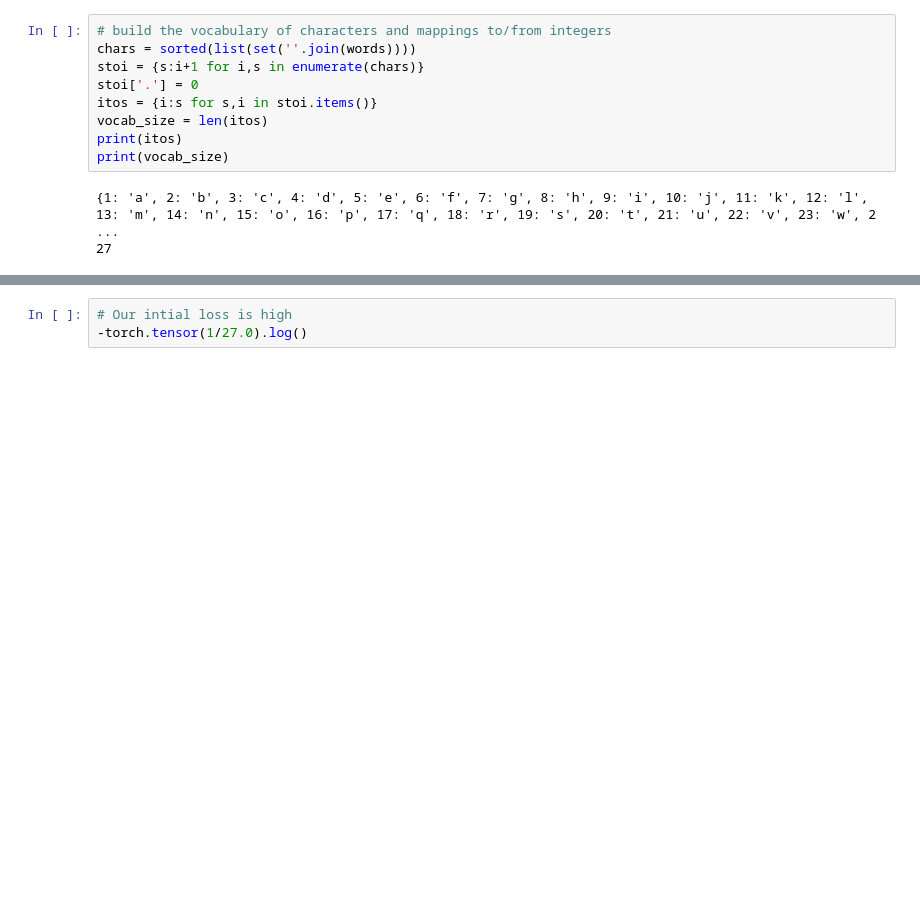
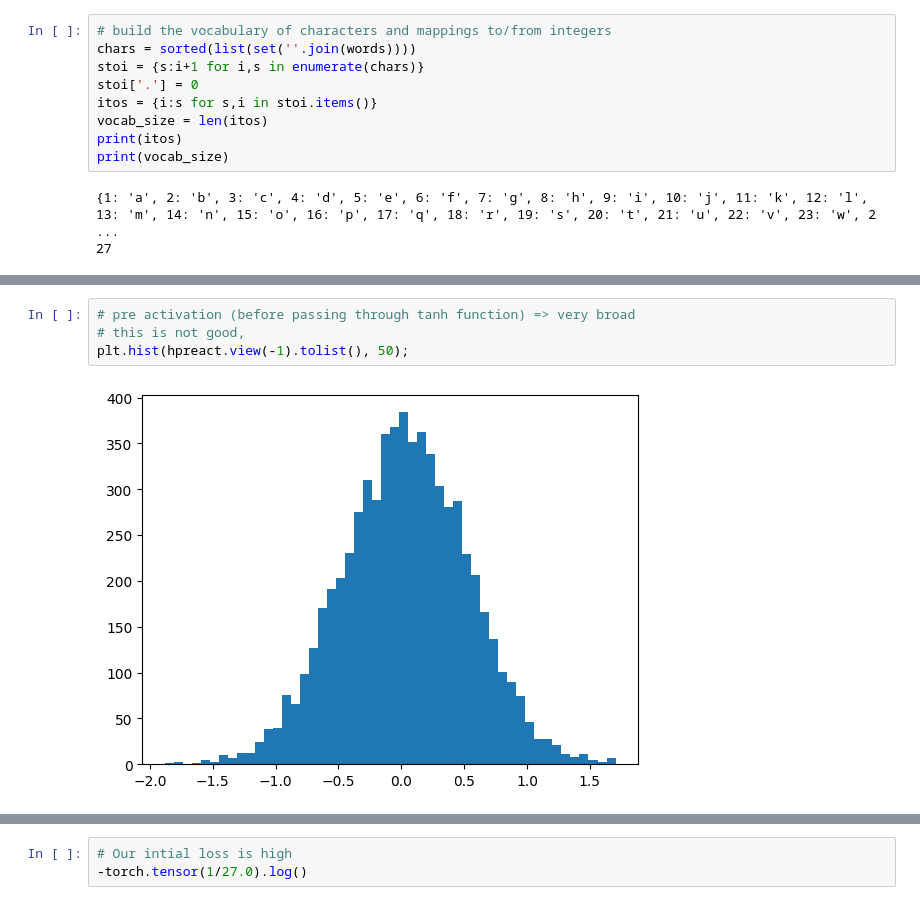
Before and after one commit to daanniill/word_engine, a Jupyter notebook: word_engine_dev_notebook_part3.ipynb, the cells around one changed output, grey strips where cells are left out. Cells and saved outputs as stored; diff of their text form; blank space fills up the shorter version.

```diff
--- a/word_engine_dev_notebook_part3.ipynb
+++ b/word_engine_dev_notebook_part3.ipynb
@@ -130,0 +142,6 @@ for i in range(max_steps):
+# %%
+# pre activation (before passing through tanh function) => very broad
+# this is not good,
+plt.hist(hpreact.view(-1).tolist(), 50);
+# %% [output]
+[figure, added]
```
Also changed, not shown: parts of 10 cells of this notebook.
